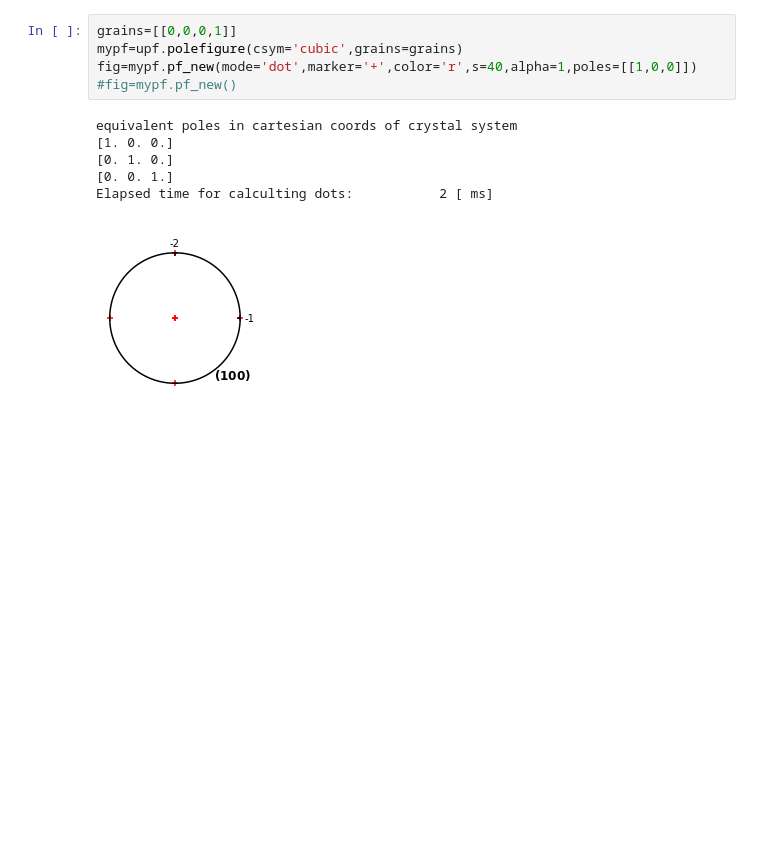
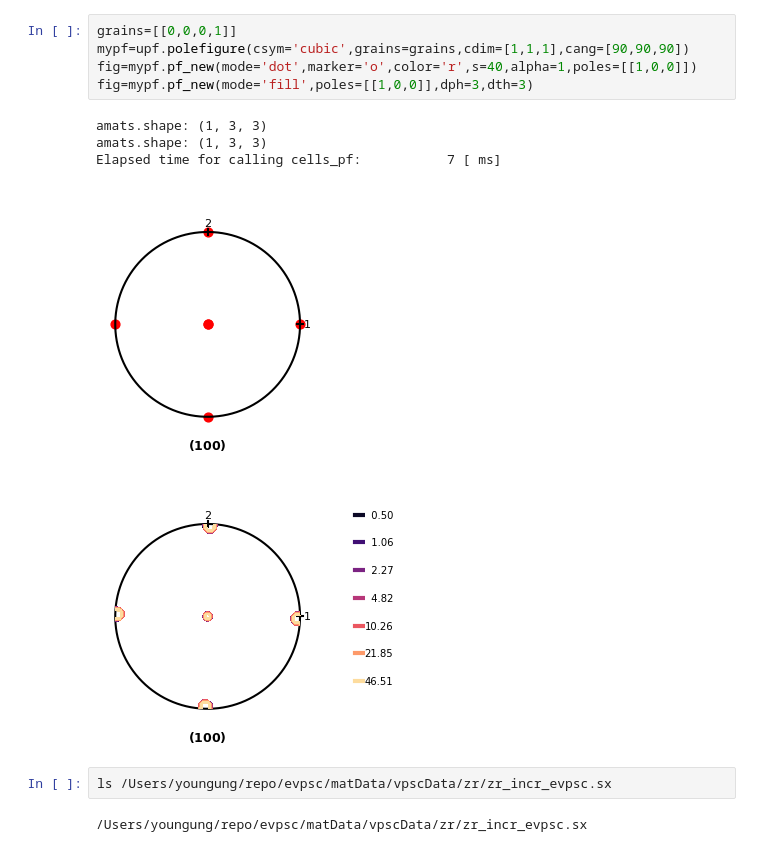
Before and after one commit to youngung/texture3, a Jupyter notebook: ipynb/checking_conventions.ipynb, the cells around one changed output. Cells and saved outputs as stored; diff of their text form; blank space fills up the shorter version.

```diff
--- a/ipynb/checking_conventions.ipynb
+++ b/ipynb/checking_conventions.ipynb
@@ -14,12 +12,15 @@ upf.__file__
 # %%
 grains=[[0,0,0,1]]
-mypf=upf.polefigure(csym='cubic',grains=grains)
-fig=mypf.pf_new(mode='dot',marker='+',color='r',s=40,alpha=1,poles=[[1,0,0]])
-#fig=mypf.pf_new()
+mypf=upf.polefigure(csym='cubic',grains=grains,cdim=[1,1,1],cang=[90,90,90])
+fig=mypf.pf_new(mode='dot',marker='o',color='r',s=40,alpha=1,poles=[[1,0,0]])
+fig=mypf.pf_new(mode='fill',poles=[[1,0,0]],dph=3,dth=3)
 # %% [output]
-equivalent poles in cartesian coords of crystal system
-[1. 0. 0.]
-[0. 1. 0.]
-[0. 0. 1.]
-Elapsed time for calculting dots:           2 [ ms]
+amats.shape: (1, 3, 3)
+amats.shape: (1, 3, 3)
+Elapsed time for calling cells_pf:           7 [ ms]
-[figure, old version]
+[figure, new version]
+[figure, added]
+# %%
+ls /Users/youngung/repo/evpsc/matData/vpscData/zr/zr_incr_evpsc.sx
+# %% [output]
+/Users/youngung/repo/evpsc/matData/vpscData/zr/zr_incr_evpsc.sx
```
Also changed, not shown: parts of 7 cells of this notebook.
